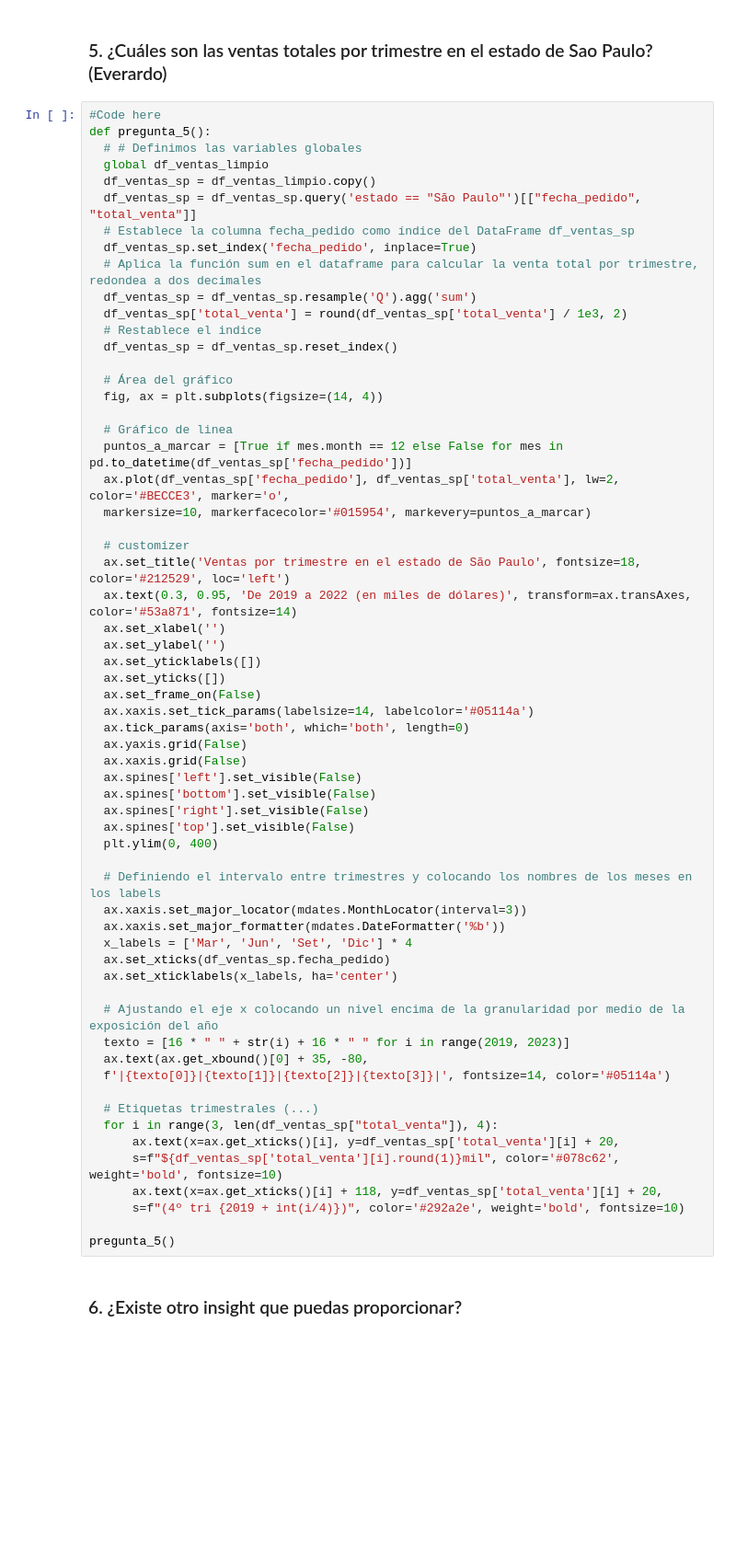
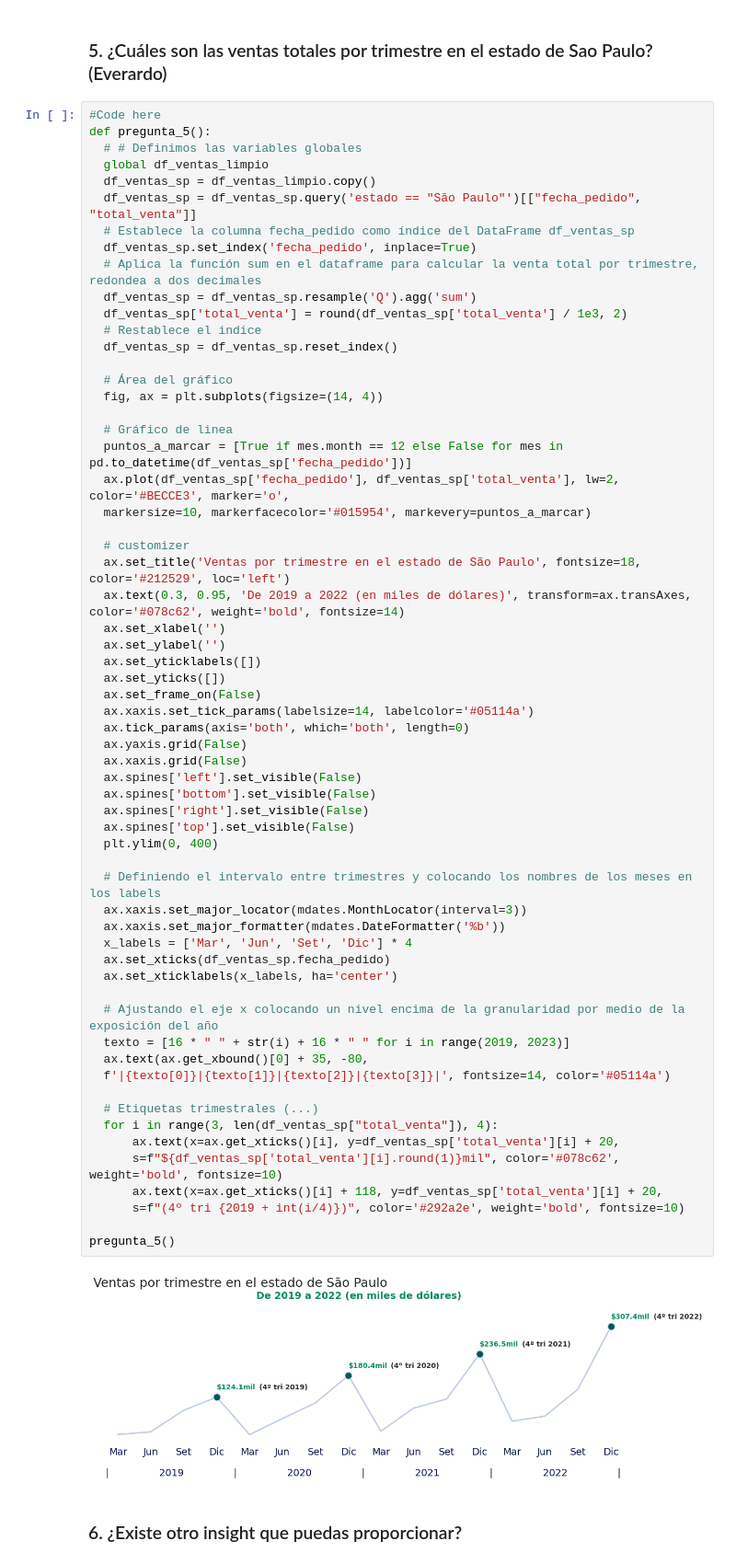
Before and after one commit to pabloing93/supermarket-sales-analysis, a Jupyter notebook: Supermarket_Sales_Analysis.ipynb, the cells around one changed output. Shown: that part at 92% size. Drawn from its saved outputs; the diff is of its cells as text; blank space fills up the shorter version.

```diff
--- a/Supermarket_Sales_Analysis.ipynb
+++ b/Supermarket_Sales_Analysis.ipynb
@@ -203,7 +241,7 @@ def pregunta_5():
 
   # customizer
   ax.set_title('Ventas por trimestre en el estado de São Paulo', fontsize=18, color='#212529', loc='left')
-  ax.text(0.3, 0.95, 'De 2019 a 2022 (en miles de dólares)', transform=ax.transAxes, color='#53a871', fontsize=14)
+  ax.text(0.3, 0.95, 'De 2019 a 2022 (en miles de dólares)', transform=ax.transAxes, color='#078c62', weight='bold', fontsize=14)
   ax.set_xlabel('')
   ax.set_ylabel('')
   ax.set_yticklabels([])
@@ -212,33 +250,35 @@ def pregunta_5():
   ax.xaxis.set_tick_params(labelsize=14, labelcolor='#05114a')
   ax.tick_params(axis='both', which='both', length=0)
   ax.yaxis.grid(False)
   ax.xaxis.grid(False)
   ax.spines['left'].set_visible(False)
   ax.spines['bottom'].set_visible(False)
   ax.spines['right'].set_visible(False)
   ax.spines['top'].set_visible(False)
   plt.ylim(0, 400)
 
   # Definiendo el intervalo entre trimestres y colocando los nombres de los meses en los labels
   ax.xaxis.set_major_locator(mdates.MonthLocator(interval=3))
   ax.xaxis.set_major_formatter(mdates.DateFormatter('%b'))
   x_labels = ['Mar', 'Jun', 'Set', 'Dic'] * 4
   ax.set_xticks(df_ventas_sp.fecha_pedido)
   ax.set_xticklabels(x_labels, ha='center')
 
   # Ajustando el eje x colocando un nivel encima de la granularidad por medio de la exposición del año
   texto = [16 * " " + str(i) + 16 * " " for i in range(2019, 2023)]
   ax.text(ax.get_xbound()[0] + 35, -80,
   f'|{texto[0]}|{texto[1]}|{texto[2]}|{texto[3]}|', fontsize=14, color='#05114a')
 
   # Etiquetas trimestrales (...)
   for i in range(3, len(df_ventas_sp["total_venta"]), 4):
       ax.text(x=ax.get_xticks()[i], y=df_ventas_sp['total_venta'][i] + 20,
       s=f"${df_ventas_sp['total_venta'][i].round(1)}mil", color='#078c62', weight='bold', fontsize=10)
       ax.text(x=ax.get_xticks()[i] + 118, y=df_ventas_sp['total_venta'][i] + 20,
       s=f"(4º tri {2019 + int(i/4)})", color='#292a2e', weight='bold', fontsize=10)
 
 pregunta_5()
+# %% [output]
+[figure, added]
 # %% [markdown]
 ### 6. ¿Existe otro insight que puedas proporcionar?
 # %%
```
Also changed, not shown: parts of 6 cells of this notebook.
